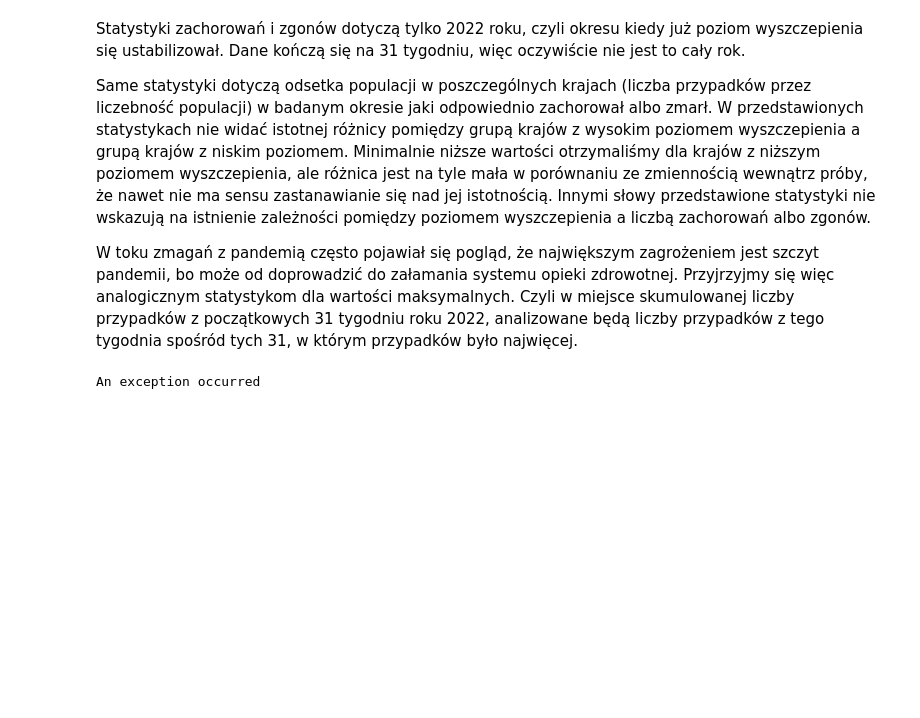
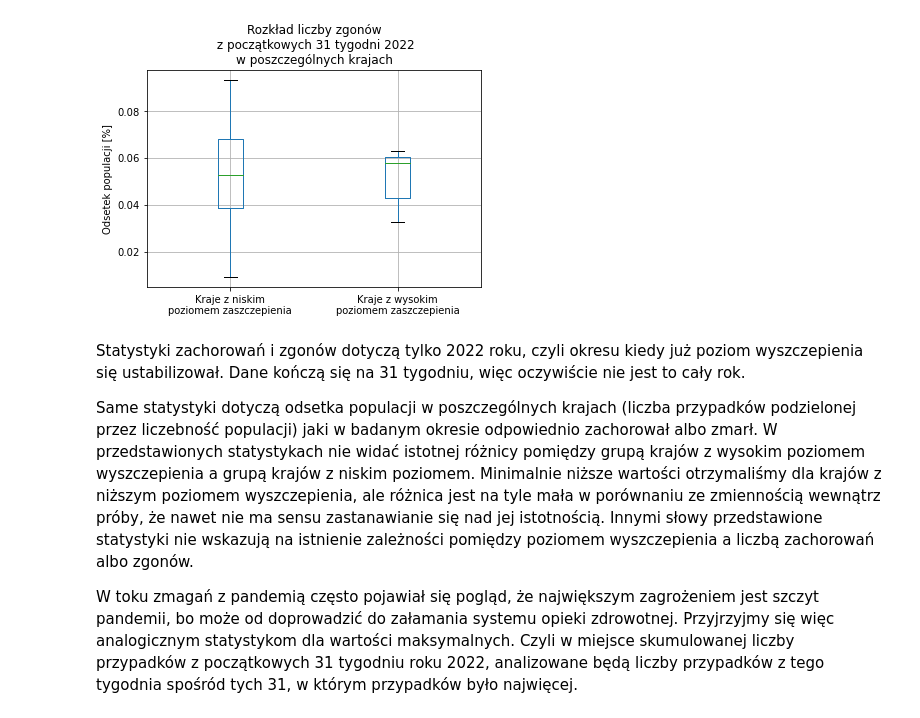
Before and after one commit to mjureczko/covid-statistics, a Jupyter notebook: covid_stats.ipynb, the cells around one changed output. Saved outputs shown, nothing was run; the diff lists cells and outputs as text; code cells hidden in the pictures; blank space fills up the shorter version.

```diff
--- a/covid_stats.ipynb
+++ b/covid_stats.ipynb
@@ -265,0 +354,38 @@ Text(0.5, 1.0, 'Rozkłady procentowych liczb zgonów')
+# %%
+def to_country_level_data_frame(df):
+    #Only cases and deaths from 2022 (till 32nd week), earlier vaccination level was lower
+    by_country = df[df.year >= 2022].groupby(df.country).agg({
+        'cases':['sum','max'],
+        'deaths':['sum','max'],
+        'popData2020':'median'
+    })
+    by_country.columns = by_country.columns.to_flat_index().str.join('_')
+    #Which percent of the population is the number of cases and deaths
+    by_country = by_country.assign(
+        cases_prc = 100 * by_country.cases_sum / by_country.popData2020_median,
+        deaths_prc = 100 * by_country.deaths_sum / by_country.popData2020_median,
+        max_cases_prc = 100 * by_country.cases_max / by_country.popData2020_median,
+        max_deaths_prc = 100 * by_country.deaths_max / by_country.popData2020_median
+    )
+    by_country = by_country.reset_index()
+    h = by_country[by_country.country.isin(HIGH_VAC_COUNTRIES)]
+    l = by_country[by_country.country.isin(LOW_VAC_COUNTRIES)]
+    return h.assign(poziom = 'wysoki').append(l.assign(poziom = 'niski'))
+
+
+def boxplot_group_by_level(df, variable, desc):
+    ax = df[[variable,'poziom']].groupby('poziom').boxplot(subplots=False)
+    ax.set_xticks(ticks=[1,2])
+    ax.set_xticklabels(['Kraje z niskim\npoziomem zaszczepienia','Kraje z wysokim\npoziomem zaszczepienia'])
+    ax.set_title(f'{desc}\n z początkowych 31 tygodni 2022\nw poszczególnych krajach')
+    ax.set_ylabel('Odsetek populacji [%]')
+
+
+a = to_country_level_data_frame(load_weekly_cases())
+
+print(a.groupby(a.poziom).agg({
+    'cases_prc':['mean','median'],
+    'deaths_prc':['mean','median']
+}))
+
+boxplot_group_by_level(a, 'cases_prc', 'Rozkład liczby zachorowań')
@@ -266,27 +399,11 @@ Text(0.5, 1.0, 'Rozkłady procentowych liczb zgonów')
+# %%
+a = to_country_level_data_frame(load_weekly_cases())
+boxplot_group_by_level(a, 'deaths_prc', 'Rozkład liczby zgonów')
+# %% [output]
+[figure, added]
 # %% [markdown]
 Statystyki zachorowań i zgonów dotyczą tylko 2022 roku, czyli okresu kiedy już poziom wyszczepienia się ustabilizował. Dane kończą się na 31 tygodniu, więc oczywiście nie jest to cały rok.
 
-Same statystyki dotyczą odsetka populacji w poszczególnych krajach (liczba przypadków przez liczebność populacji) w badanym okresie jaki odpowiednio zachorował albo zmarł. W przedstawionych statystykach nie widać istotnej różnicy pomiędzy grupą krajów z wysokim poziomem wyszczepienia a grupą krajów z niskim poziomem. Minimalnie niższe wartości otrzymaliśmy dla krajów z niższym poziomem wyszczepienia, ale różnica jest na tyle mała w porównaniu ze zmiennością wewnątrz próby, że nawet nie ma sensu zastanawianie się nad jej istotnością. Innymi słowy przedstawione statystyki nie wskazują na istnienie zależności pomiędzy poziomem wyszczepienia a liczbą zachorowań albo zgonów.
+Same statystyki dotyczą odsetka populacji w poszczególnych krajach (liczba przypadków podzielonej przez liczebność populacji) jaki w badanym okresie odpowiednio zachorował albo zmarł. W przedstawionych statystykach nie widać istotnej różnicy pomiędzy grupą krajów z wysokim poziomem wyszczepienia a grupą krajów z niskim poziomem. Minimalnie niższe wartości otrzymaliśmy dla krajów z niższym poziomem wyszczepienia, ale różnica jest na tyle mała w porównaniu ze zmiennością wewnątrz próby, że nawet nie ma sensu zastanawianie się nad jej istotnością. Innymi słowy przedstawione statystyki nie wskazują na istnienie zależności pomiędzy poziomem wyszczepienia a liczbą zachorowań albo zgonów.
 
 W toku zmagań z pandemią często pojawiał się pogląd, że największym zagrożeniem jest szczyt pandemii, bo może od doprowadzić do załamania systemu opieki zdrowotnej. Przyjrzyjmy się więc analogicznym statystykom dla wartości maksymalnych. Czyli w miejsce skumulowanej liczby przypadków z początkowych 31 tygodniu roku 2022, analizowane będą liczby przypadków z tego tygodnia spośród tych 31, w którym przypadków było najwięcej.
-# %%
-df_v[(df_v.country == 'Belgium') & (df_v.year == 2022)]
-
-#df_v.groupby(df_v.country).agg({'Second':'max'})
-
-#by_country_above_70=df_v[df_v.Second >= 70].groupby(df_v.country).agg({'Second':'min'})
-#treshold_value = by_country_above_70.loc[['Germany']].Second.values[0]
-#df_v.loc[lambda x: (x.country == 'Germany') & (x.Second == treshold_value)].index.values[0]
-
-def treshold_index(df_v, country, treshold):
-    by_country_above_tr=df_v[df_v.Second >= treshold].groupby(df_v.country).agg({'Second':'min'})
-    treshold_value = by_country_above_tr.loc[[country]].Second.values[0]
-    return df_v.loc[lambda x: (x.country == country) & (x.Second == treshold_value)].index.values[0]
-
-try:
-    x = treshold_index(df_v, 'Poland', 70)
-    print(x)
-except:
-    print("An exception occurred")
-# %% [output]
-An exception occurred
```
Also changed, not shown: parts of 25 cells of this notebook.
